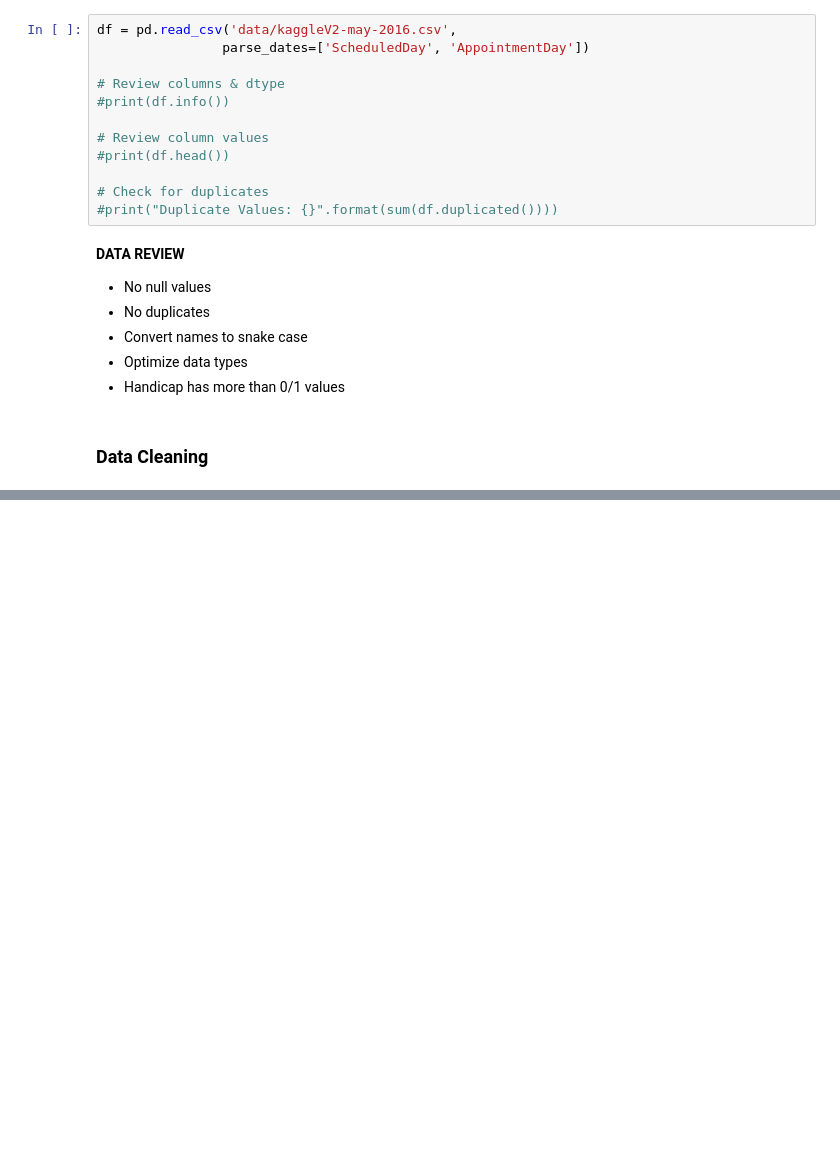
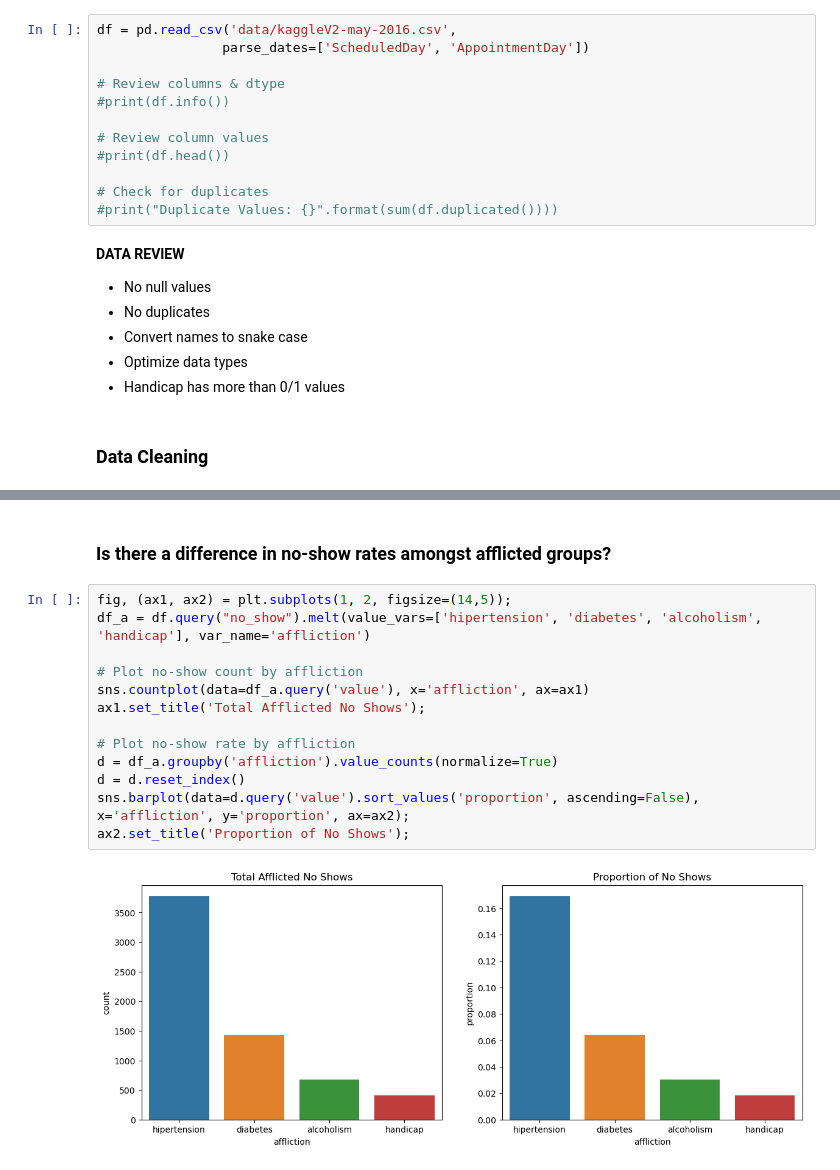
Before and after one commit to tristenwallace/medical-appointment-no-shows, a Jupyter notebook: no_show_appointments_analysis.ipynb, the cells around one changed output, grey strips where cells are left out. Cells and saved outputs as stored; diff of their text form; blank space fills up the shorter version.

```diff
--- a/no_show_appointments_analysis.ipynb
+++ b/no_show_appointments_analysis.ipynb
@@ -150,0 +121,17 @@ KeyboardInterrupt:
+# %% [markdown]
+### Is there a difference in no-show rates amongst afflicted groups?
+# %%
+fig, (ax1, ax2) = plt.subplots(1, 2, figsize=(14,5));
+df_a = df.query("no_show").melt(value_vars=['hipertension', 'diabetes', 'alcoholism', 'handicap'], var_name='affliction')
+
+# Plot no-show count by affliction
+sns.countplot(data=df_a.query('value'), x='affliction', ax=ax1)
+ax1.set_title('Total Afflicted No Shows');
+
+# Plot no-show rate by affliction
+d = df_a.groupby('affliction').value_counts(normalize=True)
+d = d.reset_index()
+sns.barplot(data=d.query('value').sort_values('proportion', ascending=False), x='affliction', y='proportion', ax=ax2);
+ax2.set_title('Proportion of No Shows');
+# %% [output]
+[figure, added]
```
Also changed, not shown: parts of 12 cells of this notebook, 1 other file.
